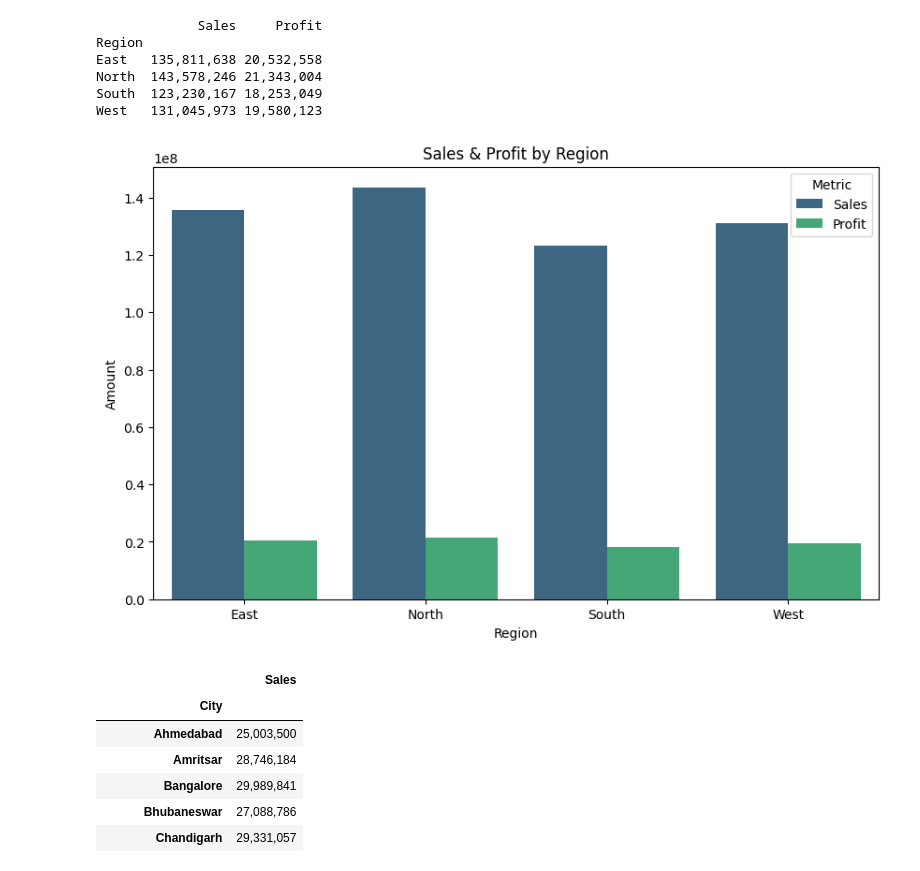
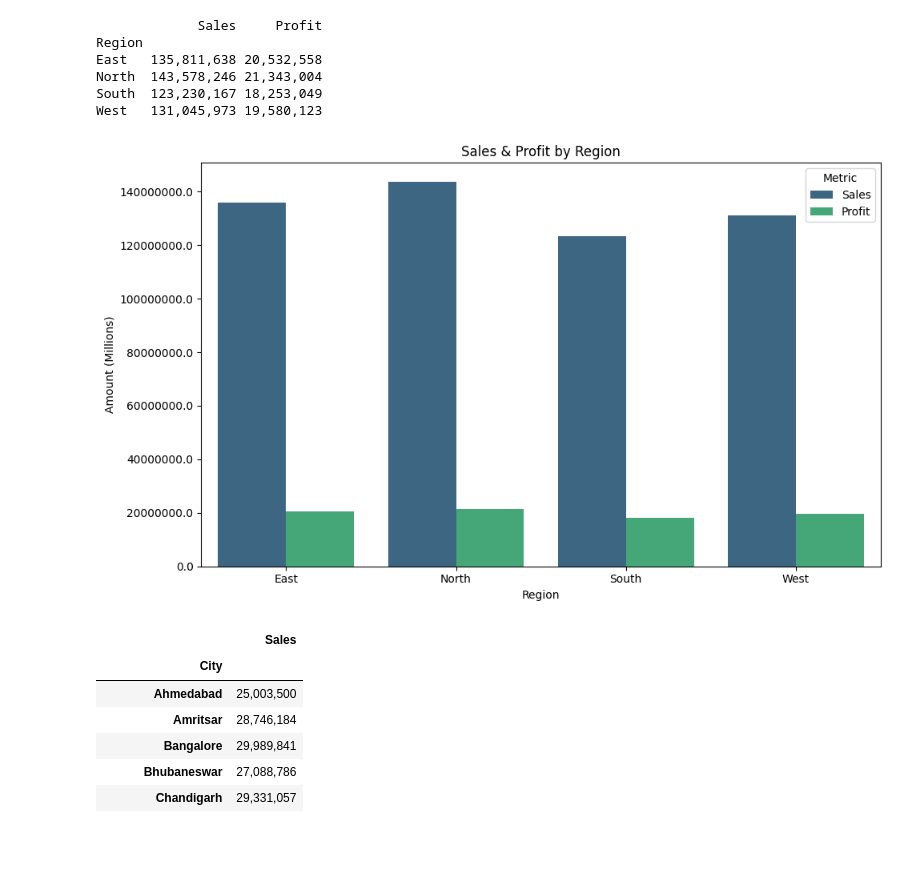
Before and after one commit to raphaelayerteyfloku1-bot/retail-sales-data-analysis, a Jupyter notebook: notebook.ipynb, the cells around one changed output. Cells and saved outputs as stored; diff of their text form; code cells hidden in the pictures; blank space fills up the shorter version.

```diff
--- a/notebook.ipynb
+++ b/notebook.ipynb
@@ -531,22 +594,31 @@ West   131,045,973 19,580,123
 # %%
 df_melted = df.melt(id_vars='Region', var_name='Metric', value_name='Amount')
 # %%
-#Visualize region summary
-regions = region_summary.index
-sales = region_summary['Sales']
-profit = region_summary['Profit']
-
-# Re-melting region_summary to only include Sales and Profit
-df_melted = region_summary.reset_index().melt(id_vars='Region', value_vars=['Sales', 'Profit'], var_name='Metric', value_name='Amount')
-
+#Visualize sales and profit per region
+df_melted = region_summary.reset_index().melt(
+    id_vars='Region',
+    value_vars=['Sales', 'Profit'],
+    var_name='Metric',
+    value_name='Amount'
+)
 plt.figure(figsize=(10, 6))
-sns.barplot(x='Region', y='Amount', hue='Metric', data=df_melted, palette="viridis")
+ax = sns.barplot(
+    x='Region',
+    y='Amount',
+    hue='Metric',
+    data=df_melted,
+    palette="viridis"
+)
 plt.title('Sales & Profit by Region')
-plt.ylabel('Amount')
 plt.xlabel('Region')
+plt.ylabel('Amount (Millions)')
+ax.yaxis.set_major_formatter(
+    FuncFormatter(lambda x, p: f'{x:.1f}')
+)
+plt.tight_layout()
 plt.show()
 # %% [output]
-[figure, old version]
+[figure, new version]
 # %%
 #Sales by City
 df.groupby('City')['Sales'].sum()
```
Also changed, not shown: parts of 6 cells of this notebook.
